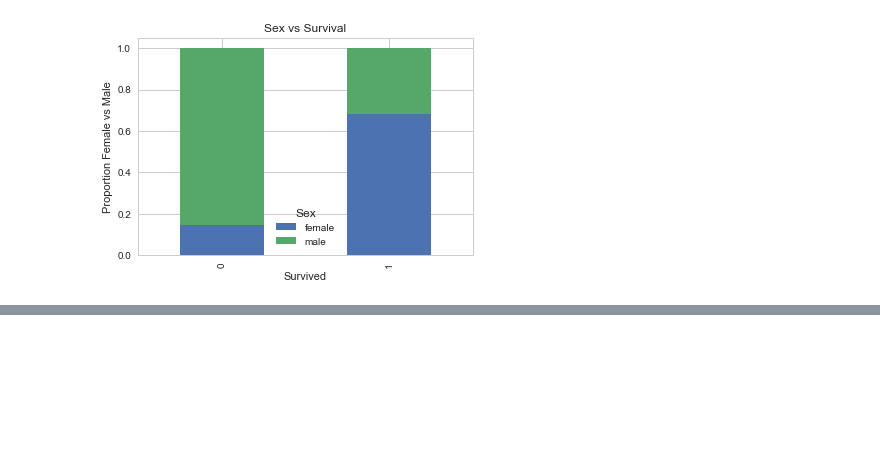
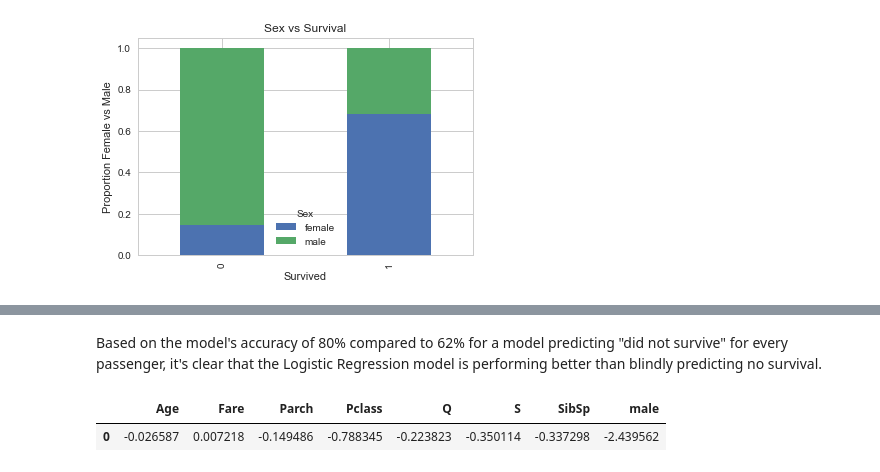
Before and after one commit to abarnes023/titanic-project, a Jupyter notebook: Survival_on_the_Titanic.ipynb, the cells around one changed output, grey strips where cells are left out. Drawn from its saved outputs; the diff is of its cells as text; code cells hidden in the pictures; blank space fills up the shorter version.

```diff
--- a/Survival_on_the_Titanic.ipynb
+++ b/Survival_on_the_Titanic.ipynb
@@ -193,0 +200,5 @@ titanic_dummy.head()
+# %%
+# Split data into training and test sets
+y = titanic_dummy.iloc[:,0]
+X = titanic_dummy.iloc[:,1:]
+X_train, X_test, y_train, y_test = train_test_split(X, y, test_size=0.3)
@@ -193,0 +217,8 @@ titanic_dummy.head()
+# %% [markdown]
+Based on the model's accuracy of 80% compared to 62% for a model predicting "did not survive" for every passenger, it's clear that the Logistic Regression model is performing better than blindly predicting no survival.
+# %%
+# Examine the coefficients
+pd.DataFrame(dict(zip(X.columns, np.transpose(model.coef_))))
+# %% [output]
+|  | Age | Fare | Parch | Pclass | Q | S | SibSp | male |
+| 0 | -0.026587 | 0.007218 | -0.149486 | -0.788345 | -0.223823 | -0.350114 | -0.337298 | -2.439562 |
```
Also changed, not shown: parts of 16 cells of this notebook.
